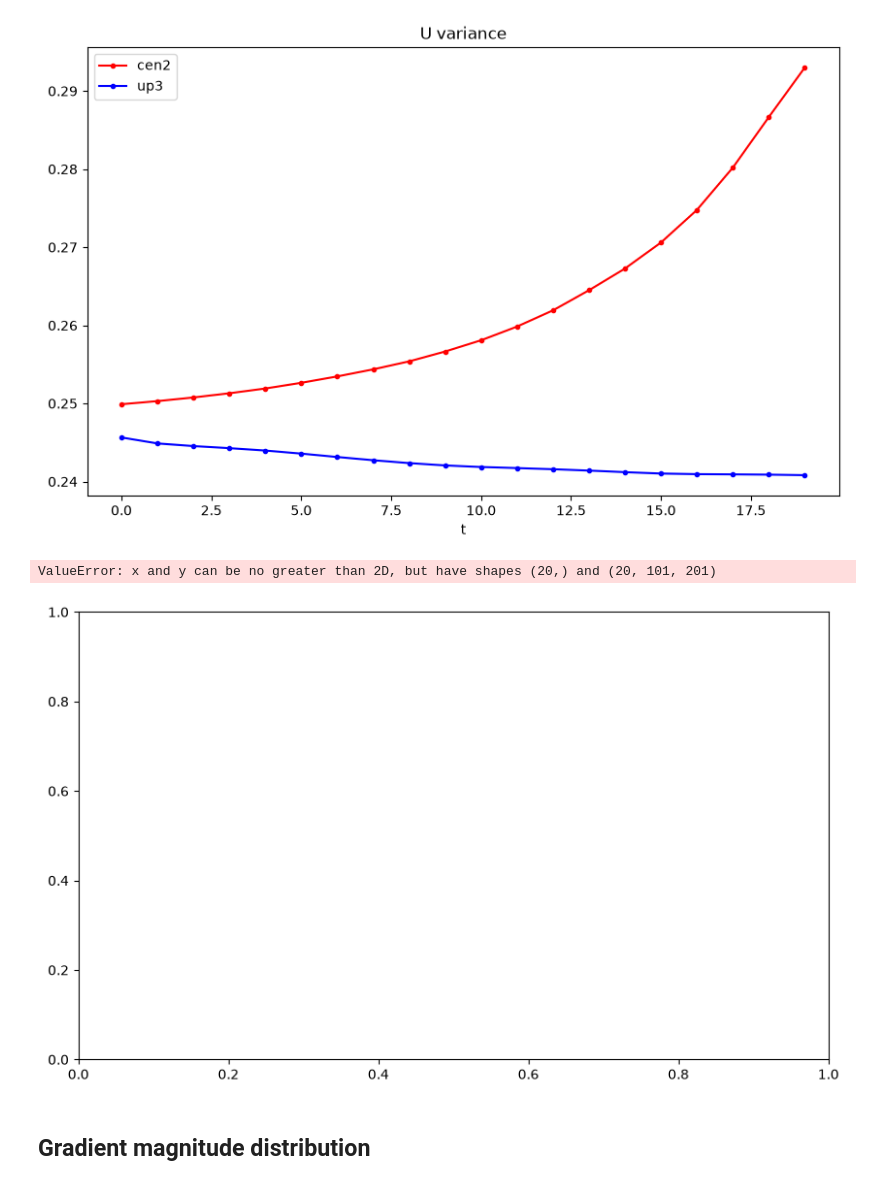
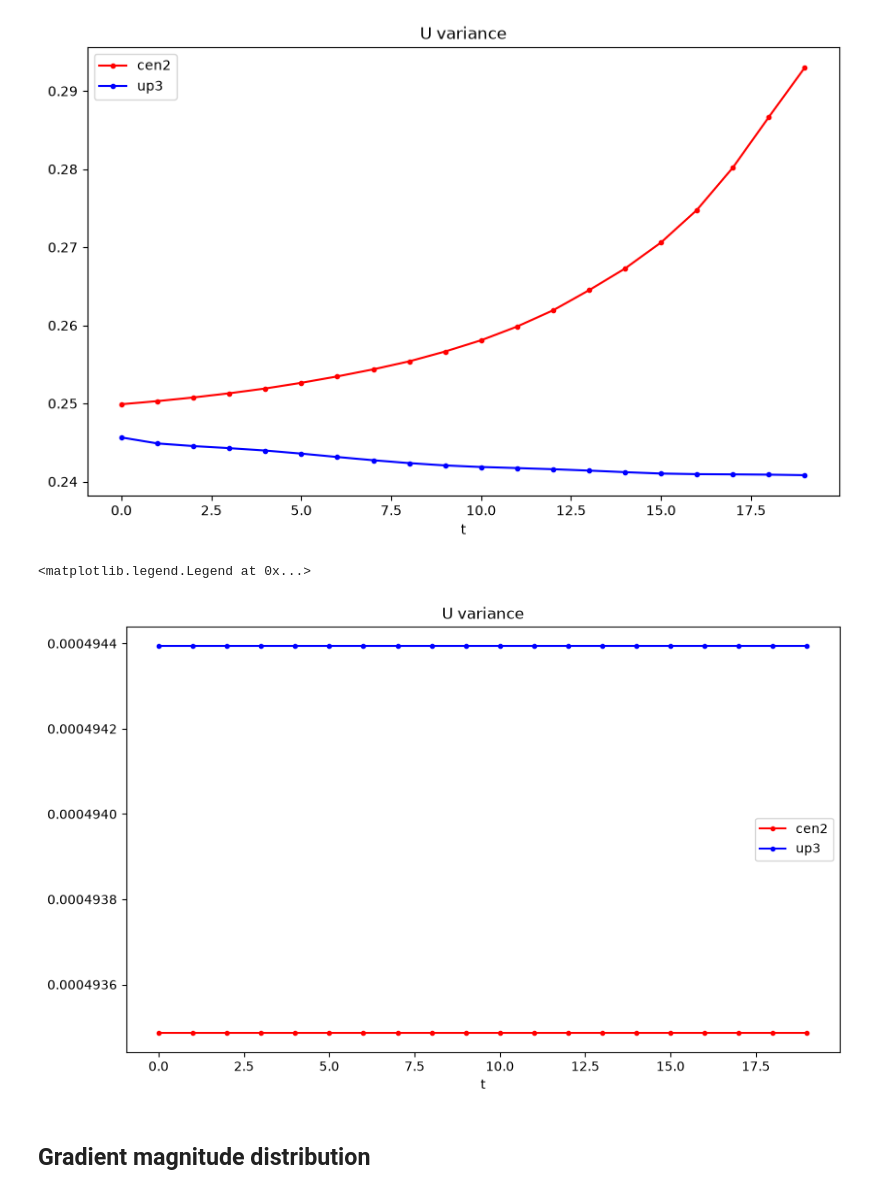
Before and after one commit to justinebuisson606/NEMO_Demonstrators, a Jupyter notebook: Demonstrator 4.ipynb, the cells around one changed output. Cells and saved outputs as stored; diff of their text form; code cells hidden in the pictures.

```diff
--- a/Demonstrator 4.ipynb
+++ b/Demonstrator 4.ipynb
@@ -154,7 +171,7 @@ fig_salt2c, axes_salt2c = plt.subplots(1, 1, figsize=(10, 6))
 nt = 20
 
 def speed2(ds, t):
-    u = ds['uoce'].isel(time_counter=t, depthu=0).values
+    u = ds['uoce'].isel(time_counter=t, depthu=0,).values
     v = ds['voce'].isel(time_counter=t, depthv=0).values
     U = u**2 + v**2
     return u,v
@@ -182,36 +199,39 @@ def calculer_enstrophie(u, v, dx, dy):
          Pas d'espace selon Y.
 
     Retourne:
     ---------
     enstrophie : float
                  Valeur totale de l'enstrophie sur le domaine.
     vorticity  : ndarray de taille (Ny, Nx)
                  Le champ de tourbillon calculé.
     """
     # 1. Calcul des dérivées partielles (différences finies centrées)
     # Attention : NumPy renvoie (gradient_y, gradient_x) pour des tableaux 2D (lignes, colonnes)
     dv_dy, dv_dx = np.gradient(v, dy, dx)
     du_dy, du_dx = np.gradient(u, dy, dx)
 
     # 2. Calcul du tourbillon (vorticity) en 2D
     vorticity = dv_dx - du_dy
 
 
-    return vorticity
+    return np.nanmean(vorticity)
 
 vorticity = [calculer_enstrophie(cen2['uoce'].isel(time_counter=t, depthu=0), cen2['voce'].isel(time_counter=t, depthv=0), 10, 10) for i in range(nt)]
 
 axes_salt2c.plot(dep,  vorticity, 'r.-', label = 'cen2')
+vorticity = [calculer_enstrophie(up3['uoce'].isel(time_counter=t, depthu=0), up3['voce'].isel(time_counter=t, depthv=0), 10, 10) for i in range(nt)]
+
+axes_salt2c.plot(dep,  vorticity, 'b.-', label = 'up3')
 #axes_salt2c.plot(dep,  up3_U, 'b.-', label = 'up3')
 
 axes_salt2c.legend()
 axes_salt2c.set_title("U variance")
 axes_salt2c.set_xlabel('t')
 
 axes_salt2c.legend()
 # %% [output]
-ValueError: x and y can be no greater than 2D, but have shapes (20,) and (20, 101, 201)
+<matplotlib.legend.Legend at 0x...>
-[figure, old version]
+[figure, new version]
 # %% [markdown]
 ## Gradient magnitude distribution
 # %%
```
Also changed, not shown: parts of 2 cells of this notebook, 1 other file.
